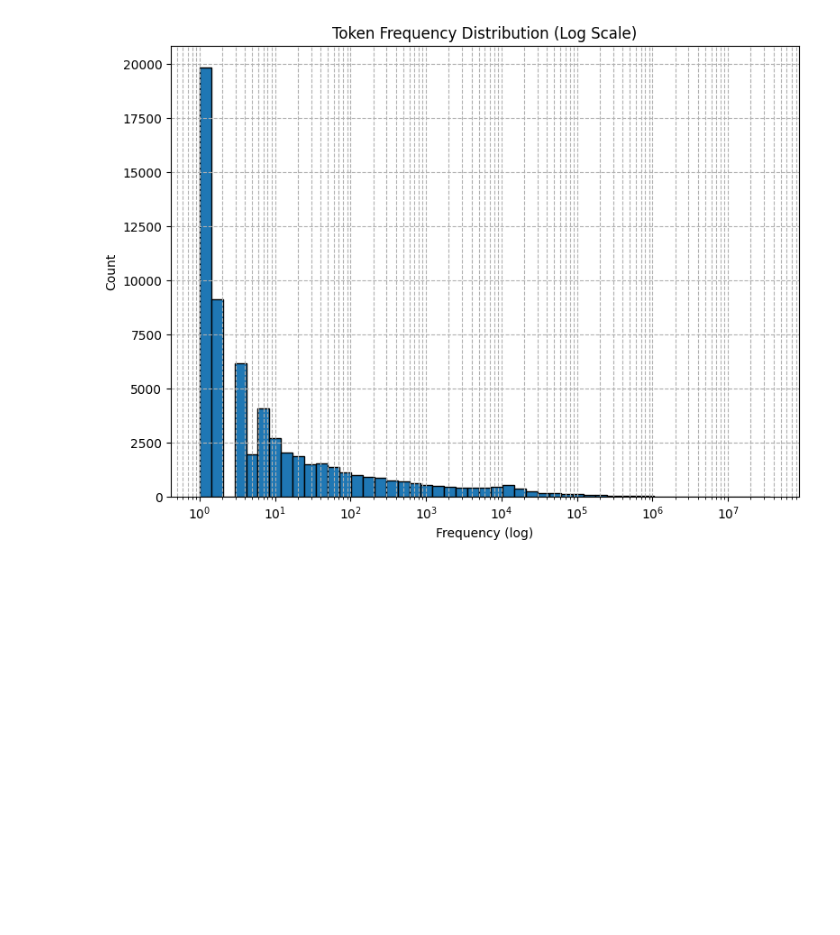
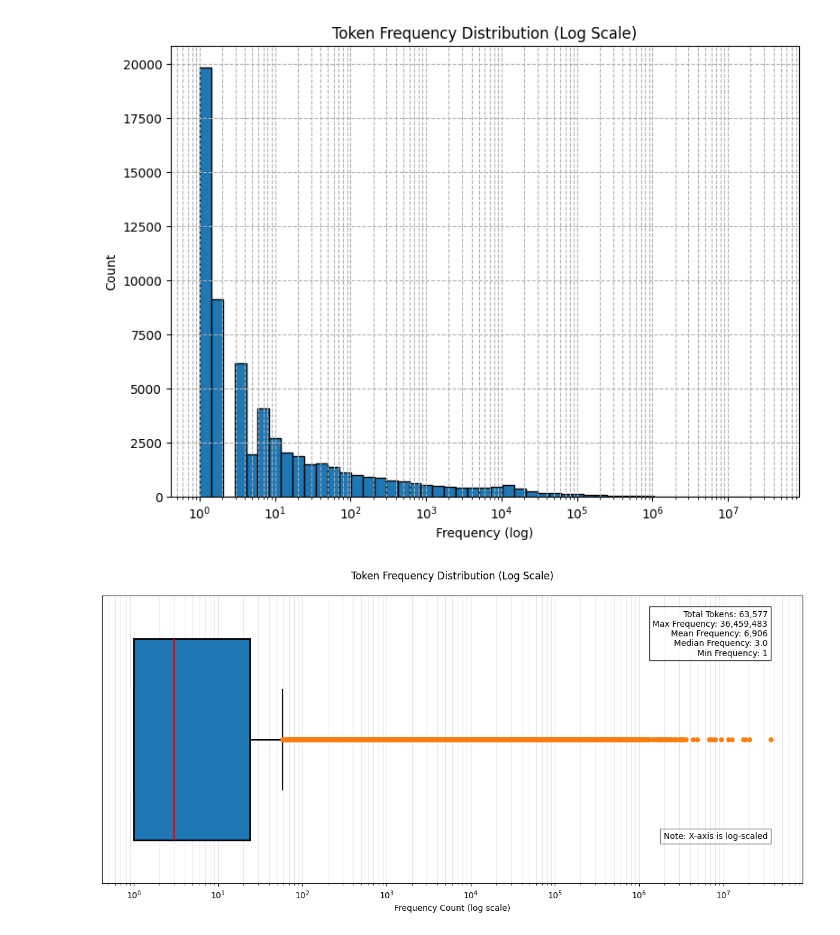
Before and after one commit to ahmadrezabaqerzade/GPT2, a Jupyter notebook: Analyze_dataset.ipynb, the cells around one changed output. Saved outputs shown, nothing was run; the diff lists cells and outputs as text; code cells hidden in the pictures; blank space fills up the shorter version.

```diff
--- a/Analyze_dataset.ipynb
+++ b/Analyze_dataset.ipynb
@@ -217,3 +218,53 @@ plt.tight_layout()
 plt.show()
 # %% [output]
 [figure]
+# %%
+plt.figure(figsize=(12, 6))
+values = list(token_counts.values()) if isinstance(token_counts, dict) else token_counts
+
+plt.boxplot(values,
+            vert=False,
+            patch_artist=True,
+            widths=0.7,
+            showfliers=True,
+            boxprops=dict(facecolor='#1f77b4', linewidth=2),
+            medianprops=dict(color='red', linewidth=2),
+            whiskerprops=dict(linewidth=2),
+            flierprops=dict(marker='o', markersize=5,
+                           markerfacecolor='#ff7f0e',
+                           markeredgecolor='#ff7f0e'))
+
+plt.xscale('log')
+plt.minorticks_on()
+plt.grid(which='both', axis='x', alpha=0.3)
+
+plt.title('Token Frequency Distribution (Log Scale)', pad=20)
+plt.xlabel('Frequency Count (log scale)')
+plt.ylabel('')
+
+plt.yticks([])
+
+stats = {
+    'Total Tokens': len(values),
+    'Max Frequency': np.max(values),
+    'Mean Frequency': round(np.mean(values)),
+    'Median Frequency': np.median(values),
+    'Min Frequency': np.min(values)
+}
+
+stats_text = "\n".join([f"{k}: {v:,}" for k, v in stats.items()])
+plt.text(0.95, 0.95, stats_text,
+         transform=plt.gca().transAxes,
+         ha='right', va='top',
+         bbox=dict(facecolor='white', alpha=0.8))
+
+plt.text(0.95, 0.15, "Note: X-axis is log-scaled",
+         transform=plt.gca().transAxes,
+         ha='right', va='bottom',
+         fontsize=10,
+         bbox=dict(facecolor='white', alpha=0.5))
+
+plt.tight_layout()
+plt.show()
+# %% [output]
+[figure, added]
```
Also changed, not shown: parts of 24 cells of this notebook.
